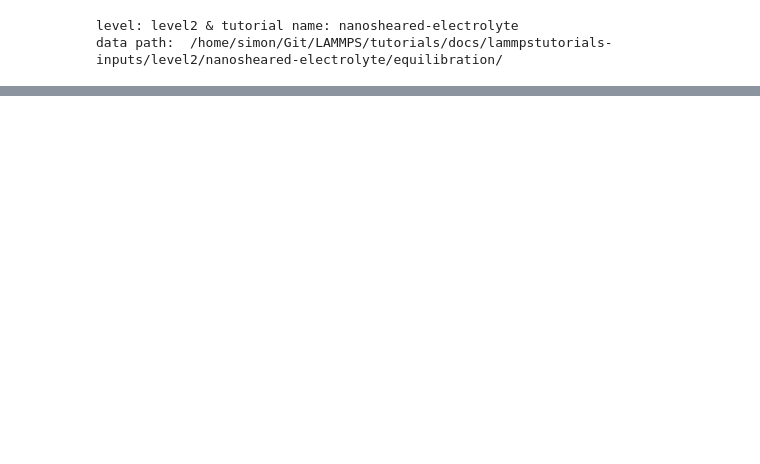
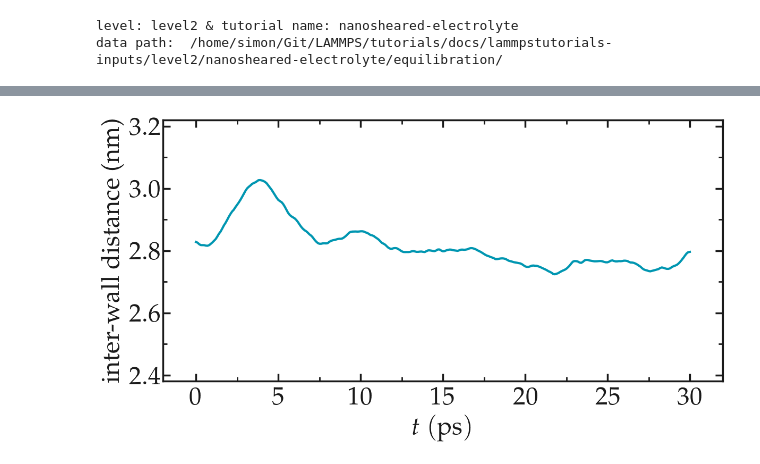
Before and after one commit to lammpstutorials/lammpstutorials.github.io, a Jupyter notebook: docs/sphinx/source/tutorials/figures/level2/nanosheared-electrolyte/equilibration-pyplot.ipynb, the cells around one changed output, grey strips where cells are left out. Cells and saved outputs as stored; diff of their text form; code cells hidden in the pictures; blank space fills up the shorter version.

```diff
--- a/docs/sphinx/source/tutorials/figures/level2/nanosheared-electrolyte/equilibration-pyplot.ipynb
+++ b/docs/sphinx/source/tutorials/figures/level2/nanosheared-electrolyte/equilibration-pyplot.ipynb
@@ -42 +43,18 @@ for mode, mygray in zip(['light', 'dark'], [colors["mylightgray"], colors["mydar
 [figure]
+# %%
+filename = "equilibration-article"
+mode = 'light'
+mygray = colors["mylightgray"]
+fig = prepare_figure(mode, transparency = False, desired_figsize=(12,6.4))
+ax, n, l_tot, c_tot = [], 0, 1, 1
+n += 1
+ax.append(plt.subplot(l_tot, c_tot, n))
+ax[-1].plot(time, distance, color=colors["myblue"], linewidth=3)
+complete_panel(ax[-1], r'$t ~ \mathrm{(ps)}$', r'inter-wall distance (nm)',
+                legend=False, axis_color=mygray, xpad=8)
+set_boundaries(plt, x_ticks=np.arange(0, 35, 5), x_boundaries=(-2, 32),
+                y_ticks=np.arange(2.4, 3.21, 0.2), y_boundaries=(2.38, 3.22))
+#add_subplotlabels(fig, ax, ["a", "b"], color=mygray)
+save_figure(plt, fig, mode, git_path, path_figures, filename)
+# %% [output]
+[figure, added]
```
Also changed, not shown: parts of 2 cells of this notebook, 13 other files.
